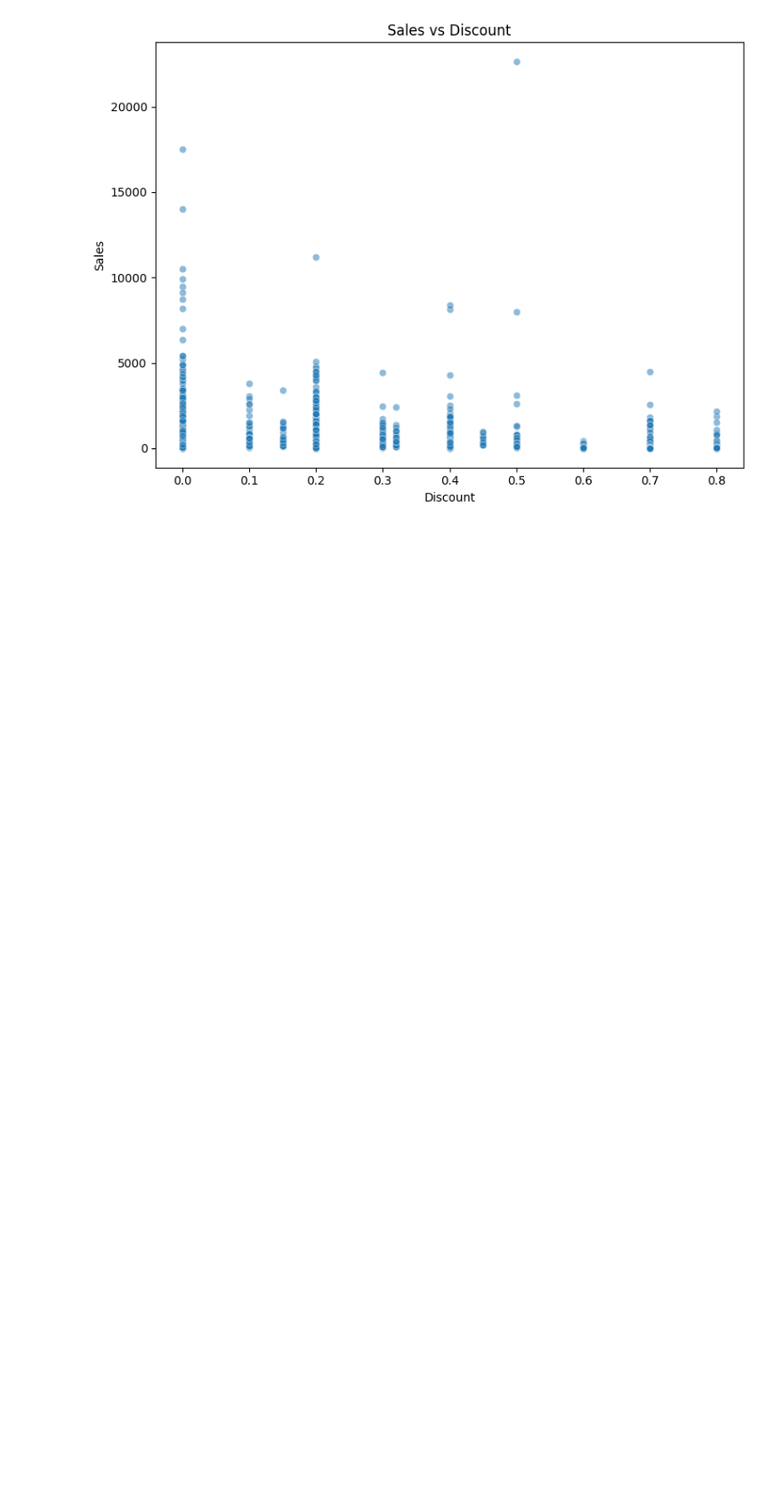
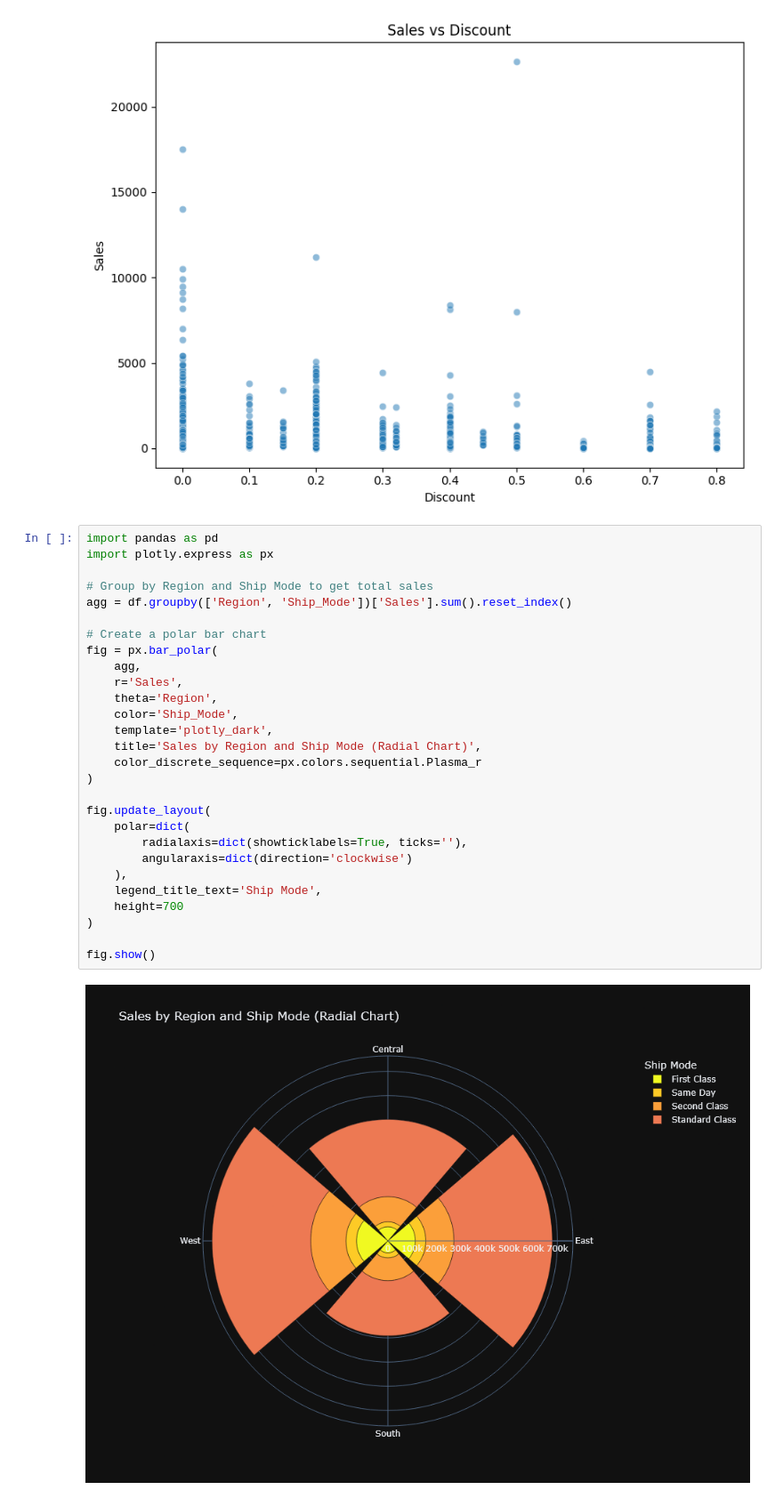
Before and after one commit to sanazgolriz/ThatDataGirl-Portfolio, a Jupyter notebook: sales-trends-dashboard/SalesTrendsNotebook.ipynb, the cells around one changed output. Shown at 89% size. Cells and saved outputs as stored; diff of their text form; blank space fills up the shorter version.

Commit message:
added new plots

```diff
--- a/sales-trends-dashboard/SalesTrendsNotebook.ipynb
+++ b/sales-trends-dashboard/SalesTrendsNotebook.ipynb
@@ -116,3 +122,33 @@ plt.tight_layout()
 plt.show()
 # %% [output]
 [figure]
+# %%
+import pandas as pd
+import plotly.express as px
+
+# Group by Region and Ship Mode to get total sales
+agg = df.groupby(['Region', 'Ship_Mode'])['Sales'].sum().reset_index()
+
+# Create a polar bar chart
+fig = px.bar_polar(
+    agg,
+    r='Sales',
+    theta='Region',
+    color='Ship_Mode',
+    template='plotly_dark',
+    title='Sales by Region and Ship Mode (Radial Chart)',
+    color_discrete_sequence=px.colors.sequential.Plasma_r
+)
+
+fig.update_layout(
+    polar=dict(
+        radialaxis=dict(showticklabels=True, ticks=''),
+        angularaxis=dict(direction='clockwise')
+    ),
+    legend_title_text='Ship Mode',
+    height=700
+)
+
+fig.show()
+# %% [output]
+[figure, added]
```
Also changed, not shown: parts of 5 cells of this notebook.
